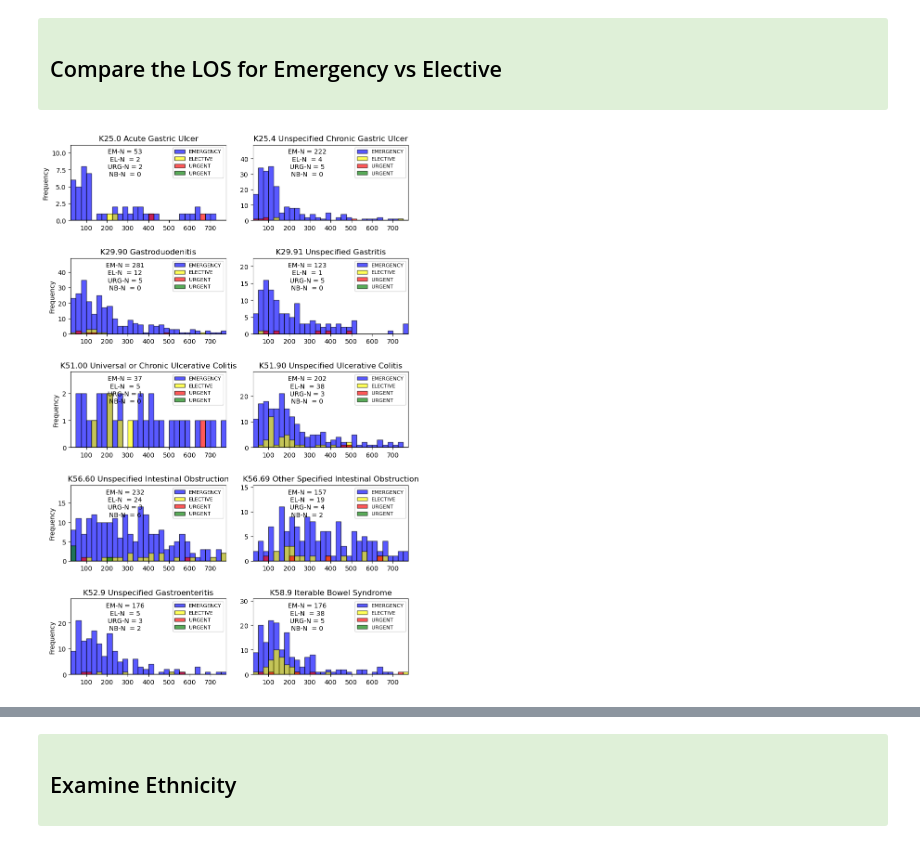
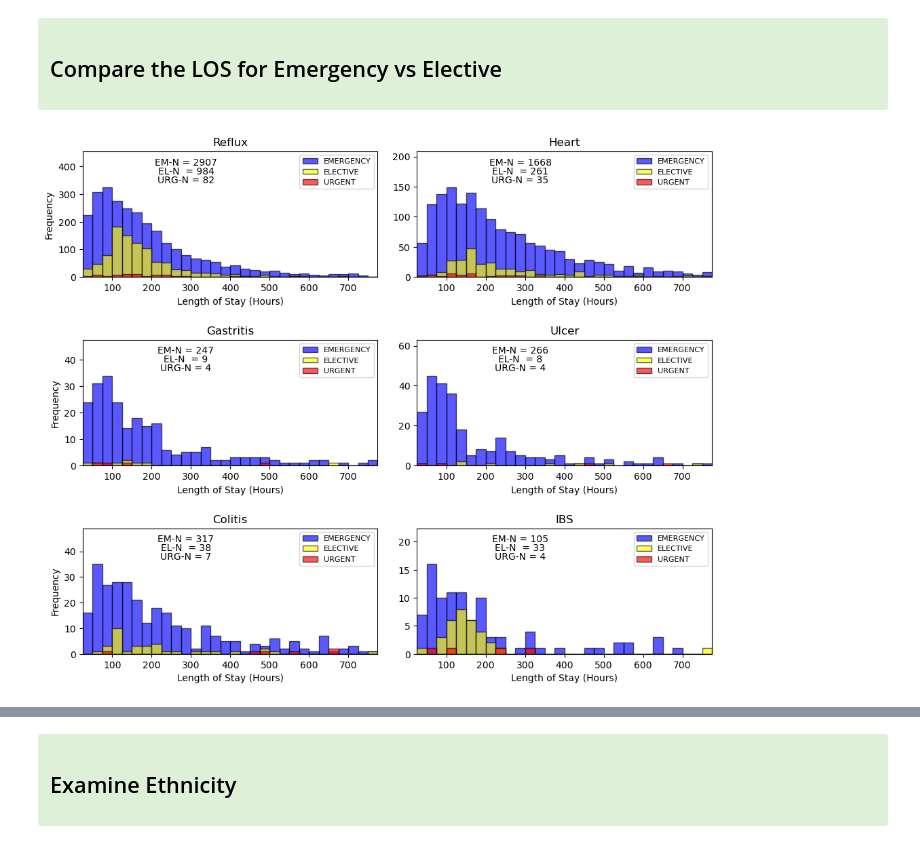
Before and after one commit to rdpratti/Medical-MIMIC-Research, a Jupyter notebook: Notebooks/MIMIC-Notes-EDA.ipynb, the cells around one changed output, grey strips where cells are left out. Cells and saved outputs as stored; diff of their text form; code cells hidden in the pictures.

```diff
--- a/Notebooks/MIMIC-Notes-EDA.ipynb
+++ b/Notebooks/MIMIC-Notes-EDA.ipynb
@@ -384,28 +426,24 @@ for code, description in icd_codes.items():
 </h2></font>
 # %%
 
-fig = plt.figure(figsize =(15, 10))
+fig = plt.figure(figsize =(10, 8))
 ax = fig.add_subplot(111)
 
 def get_data(code):
 
-    temp_x = intestinal_adms.loc[intestinal_adms['primary_icd10_code'].str.contains(code), 'stay_hours']
+#    temp_x = intestinal_adms.loc[intestinal_adms['primary_icd10_code'].str.contains(code), 'stay_hours']
+
+    temp_x = intestinal_adms.loc[intestinal_adms['icd_category'].str.contains(code,na=False), 'stay_hours']
     return temp_x
-
-icd_codes = {'K25.0':'Acute Gastric Ulcer','K25.4':'Unspecified Chronic Gastric Ulcer',
-             'K29.90':'Gastroduodenitis','K29.91':'Unspecified Gastritis',
-             'K51.00':'Universal or Chronic Ulcerative Colitis','K51.90':'Unspecified Ulcerative Colitis',
-             'K56.60':'Unspecified Intestinal Obstruction', 'K56.69':'Other Specified Intestinal Obstruction',
-             'K52.9':'Unspecified Gastroenteritis','K58.9':'Iterable Bowel Syndrome'}
-
 
 x_data = []
 x_description = []
 x_items = 0
 
-for code, description in icd_codes.items():
-
-    x_description.append(description)
+#for code, description in icd_codes_t.items():
+for code, description in icd_codes2.items():
+    print(code, description)
+    x_description.append(code)
     x_data.append(get_data(code))
 
 
@@ -431,7 +471,7 @@ ax.set_yticklabels(x_description)
 </h2></font>
 # %%
 # Initialise the subplot function using number of rows and columns
-figure, axis = plt.subplots(nrows=5, ncols=2, figsize=(8, 12))
+figure, axis = plt.subplots(nrows=3, ncols=2, figsize=(10, 8))
 figure.tight_layout() # Or equivalently,  "plt.tight_layout()"
 plt.subplots_adjust(hspace=0.5)
 
@@ -439,51 +479,47 @@ plt.subplots_adjust(hspace=0.5)
 abins = range(25,800,25)
 kwargs = dict(alpha=0.65, bins=abins)
 
-
-icd_codes = {'K25.0':'Acute Gastric Ulcer','K25.4':'Unspecified Chronic Gastric Ulcer',
-             'K29.90':'Gastroduodenitis','K29.91':'Unspecified Gastritis',
-             'K51.00':'Universal or Chronic Ulcerative Colitis','K51.90':'Unspecified Ulcerative Colitis',
-             'K56.60':'Unspecified Intestinal Obstruction', 'K56.69':'Other Specified Intestinal Obstruction',
-             'K52.9':'Unspecified Gastroenteritis','K58.9':'Iterable Bowel Syndrome'}
-
 x_row = 0
 x_col = 0
 
-for code, description in icd_codes.items():
+for code, description in icd_codes2.items():
 
-    xem = intestinal_adms.loc[(intestinal_adms['primary_icd10_code'].str.contains(code)) &
+#   xem = intestinal_adms.loc[(intestinal_adms['primary_icd10_code'].str.contains(code)) &
+    xem = intestinal_adms.loc[(intestinal_adms['icd_category'].str.contains(code)) &
     (intestinal_adms['admission_type'] == 'EMERGENCY'),'stay_hours']
-    xel = intestinal_adms.loc[(intestinal_adms['primary_icd10_code'].str.contains(code)) &
+#   xel = intestinal_adms.loc[(intestinal_adms['primary_icd10_code'].str.contains(code)) &
+    xel = intestinal_adms.loc[(intestinal_adms['icd_category'].str.contains(code)) &
     (intestinal_adms['admission_type'] == 'ELECTIVE'),'stay_hours']
-    xur = intestinal_adms.loc[(intestinal_adms['primary_icd10_code'].str.contains(code)) &
+#    xur = intestinal_adms.loc[(intestinal_adms['primary_icd10_code'].str.contains(code)) &
+    xur = intestinal_adms.loc[(intestinal_adms['icd_category'].str.contains(code)) &
     (intestinal_adms['admission_type'] == 'URGENT'),'stay_hours']
-    xnb = intestinal_adms.loc[(intestinal_adms['primary_icd10_code'].str.contains(code)) &
-    (intestinal_adms['admission_type'] == 'NEWBORN'),'stay_hours']
+
 
     atext = 'EM-N = ' + str(len(xem))
     btext = 'EL-N  = ' + str(len(xel))
     ctext = 'URG-N = ' + str(len(xur))
-    dtext = 'NB-N  = ' + str(len(xnb))
+
 
     axis[x_row,x_col].hist(xem, **kwargs, color='blue', edgecolor='black',label='EMERGENCY')
     axis[x_row,x_col].hist(xel, **kwargs, color='yellow', edgecolor='black',label='ELECTIVE')
     axis[x_row,x_col].hist(xur, **kwargs, color='red', edgecolor='black',label='URGENT')
-    axis[x_row,x_col].hist(xnb, **kwargs, color='green', edgecolor='black',label='URGENT')
-    xtitle = code + ' ' + description
+
+    # xtitle = code + ' ' + description
+    xtitle = code
     axis[x_row,x_col].text(0.35, 0.95, atext, horizontalalignment='center', verticalalignment='top', transform=axis[x_row,x_col].transAxes)
-    axis[x_row,x_col].text(0.35, 0.85, btext, horizontalalignment='center', verticalalignment='top', transform=axis[x_row,x_col].transAxes)
-    axis[x_row,x_col].text(0.35, 0.75, ctext, horizontalalignment='center', verticalalignment='top', transform=axis[x_row,x_col].transAxes)
-    axis[x_row,x_col].text(0.35, 0.65, dtext, horizontalalignment='center', verticalalignment='top', transform=axis[x_row,x_col].transAxes)
+    axis[x_row,x_col].text(0.35, 0.88, btext, horizontalalignment='center', verticalalignment='top', transform=axis[x_row,x_col].transAxes)
+    axis[x_row,x_col].text(0.35, 0.81, ctext, horizontalalignment='center', verticalalignment='top', transform=axis[x_row,x_col].transAxes)
+    axis[x_row,x_col].set_xlabel('Length of Stay (Hours)')
 
     axis[x_row,x_col].legend(fontsize="8")
     axis[x_row,x_col].set_title(xtitle)
     axis[x_row,x_col].margins(0,0.40)
     if x_col == 0:
         axis[x_row,x_col].set_ylabel('Frequency')
         x_col += 1
     else:
         x_row += 1
         x_col = 0
 # %% [output]
-[figure, old version]
+[figure, new version]
 # %%
```
Also changed, not shown: parts of 67 cells of this notebook, 4 other files.
